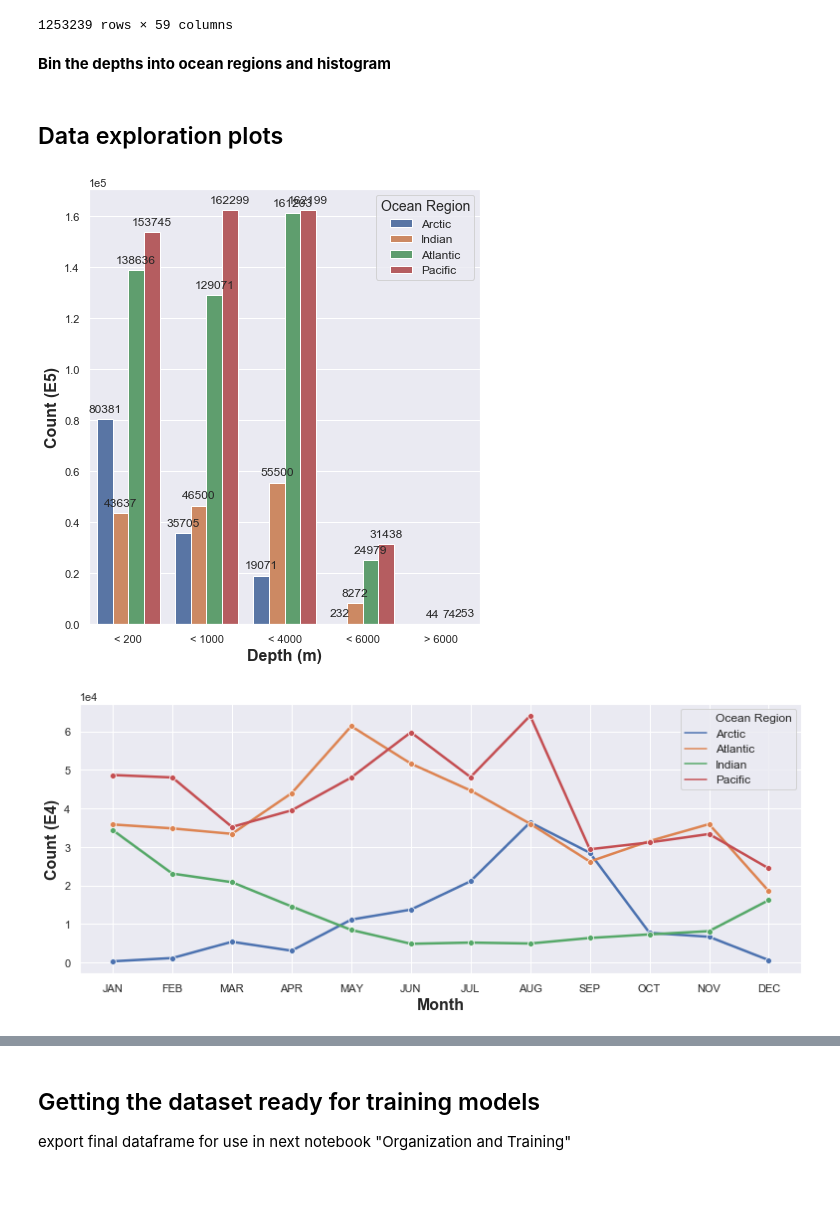
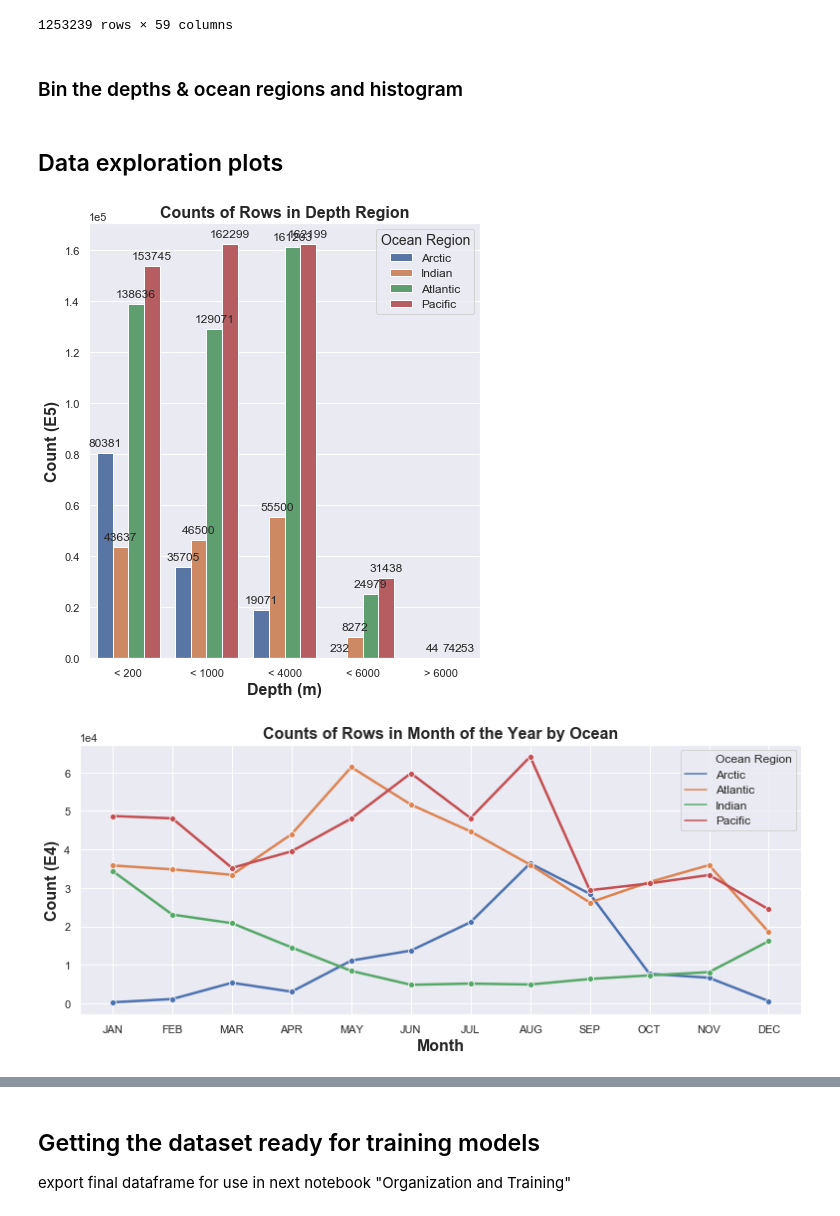
Before and after one commit to ossana1/DATA606_FinalProject, a Jupyter notebook: Notebooks/Phase I_Exploration and Cleaning Part I.ipynb, the cells around one changed output, grey strips where cells are left out. Cells and saved outputs as stored; diff of their text form; code cells hidden in the pictures; blank space fills up the shorter version.

```diff
--- a/Notebooks/Phase I_Exploration and Cleaning Part I.ipynb
+++ b/Notebooks/Phase I_Exploration and Cleaning Part I.ipynb
@@ -414,7 +405,7 @@ there are 1817 rows with depths less than zero that will be dropped
 | 1255055 | 2103.0 | 6348.0 | 1.0 | 2018.0 | 9.0 | 14.0 | 10.0 | 8.0 | -7.2578 | 162.0022 | ... | ... |
 1253239 rows × 59 columns
 # %% [markdown]
-__Bin the depths into ocean regions and histogram__
+### Bin the depths & ocean regions and histogram
 # %%
 #split into bins based on ocean depth regions
 # sunlight, twiglight, midnight, the abyss, trenches
@@ -426,19 +417,20 @@ df['depthBinned']=df['depth'].apply(lambda x: '< 200' if x <201 else '< 1000' if
 # %%
 #fig size
 plt.figure(figsize=(7, 8))
 ax=sns.countplot(df['depthBinned'], hue="Ocean Region", data = df);
 sns.set(style='darkgrid',)
 plt.xlabel('Depth (m)',fontsize=16,fontweight='bold');plt.ylabel('Count (E5)',fontsize=16,fontweight='bold')
 plt.setp(ax.get_legend().get_texts(), fontsize='12') # for legend text
 plt.setp(ax.get_legend().get_title(), fontsize='14') # for legend title
 
 #bar annotations
 for p in ax.patches:
     ax.annotate(format(p.get_height(), '.0f'),(p.get_x() + p.get_width() / 2., p.get_height()), ha = 'center', va = 'center', xytext = (0, 10), textcoords = 'offset points')
 plt.ticklabel_format(axis="y", style="sci", scilimits=(0,0))
+plt.title('Counts of Rows in Depth Region',fontsize='16',fontweight='bold')
 plt.show()
 # %% [output]
-[figure, old version]
+[figure, new version]
 # %%
 i=df.groupby(['Ocean Region','month']).size().reset_index(name='counts')
 # %%
@@ -460,10 +452,10 @@ plt.xticks(np.arange(1,13, 1.0));labels = [item.get_text() for item in ax.get_xt
 labels= ['JAN','FEB','MAR','APR','MAY','JUN','JUL','AUG','SEP','OCT','NOV','DEC']
 
 ax.set_xticklabels(labels)
-
+plt.title('Counts of Rows in Month of the Year by Ocean',fontsize='16',fontweight='bold')
 plt.show()
 # %% [output]
-[figure, old version]
+[figure, new version]
 # %%
 fig, axe = plt.subplots(1, 1,figsize=(15, 10))
 world = gpd.read_file(gpd.datasets.get_path('naturalearth_lowres'))
```
Also changed, not shown: parts of 24 cells of this notebook.
